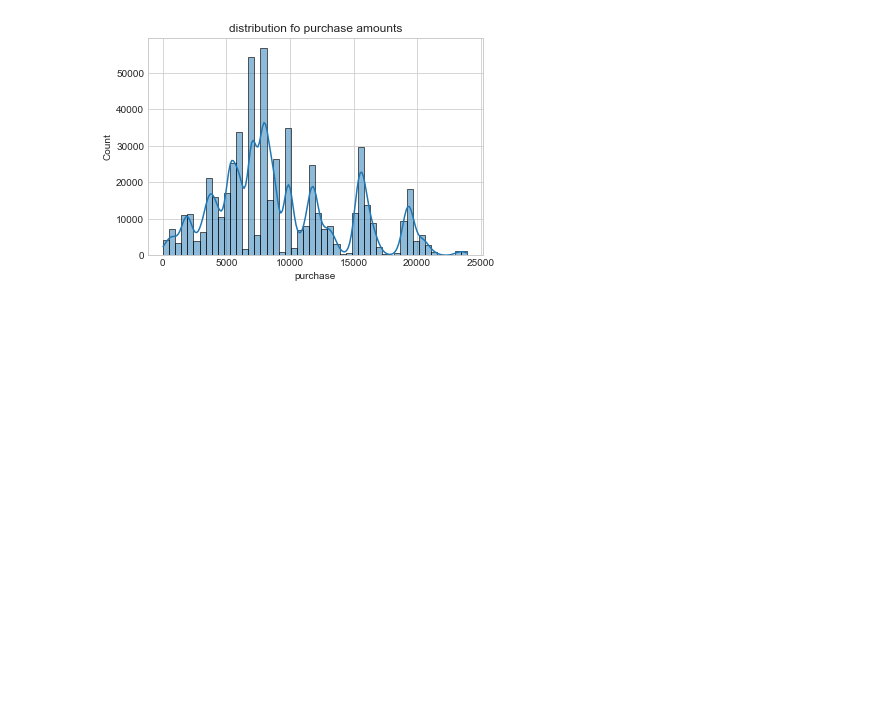
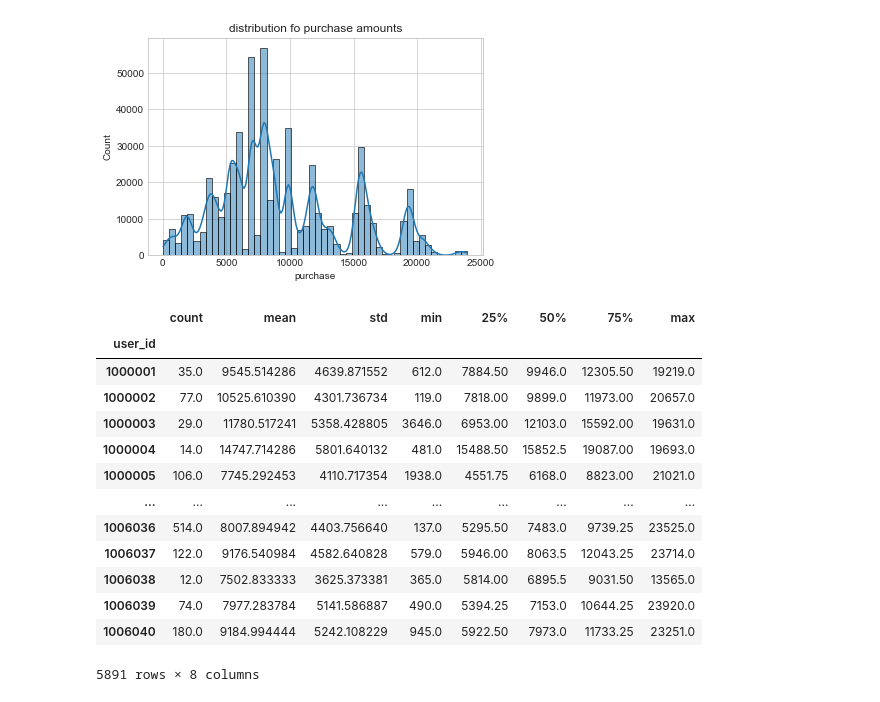
Before and after one commit to Green-Kiwie/Extreme-Couponers-Walmart-Black-Friday, a Jupyter notebook: joe-explore.ipynb, the cells around one changed output. Saved outputs shown, nothing was run; the diff lists cells and outputs as text; code cells hidden in the pictures; blank space fills up the shorter version.

```diff
--- a/joe-explore.ipynb
+++ b/joe-explore.ipynb
@@ -138,3 +138,20 @@ plt.title('distribution fo purchase amounts')
 plt.show()
 # %% [output]
 [figure]
+# %%
+df.groupby('user_id')['purchase'].describe()
+# %% [output]
+|  | count | mean | std | min | 25% | 50% | 75% | max |
+| user_id |  |  |  |  |  |  |  |  |
+| 1000001 | 35.0 | 9545.514286 | 4639.871552 | 612.0 | 7884.50 | 9946.0 | 12305.50 | 19219.0 |
+| 1000002 | 77.0 | 10525.610390 | 4301.736734 | 119.0 | 7818.00 | 9899.0 | 11973.00 | 20657.0 |
+| 1000003 | 29.0 | 11780.517241 | 5358.428805 | 3646.0 | 6953.00 | 12103.0 | 15592.00 | 19631.0 |
+| 1000004 | 14.0 | 14747.714286 | 5801.640132 | 481.0 | 15488.50 | 15852.5 | 19087.00 | 19693.0 |
+| 1000005 | 106.0 | 7745.292453 | 4110.717354 | 1938.0 | 4551.75 | 6168.0 | 8823.00 | 21021.0 |
+| ... | ... | ... | ... | ... | ... | ... | ... | ... |
+| 1006036 | 514.0 | 8007.894942 | 4403.756640 | 137.0 | 5295.50 | 7483.0 | 9739.25 | 23525.0 |
+| 1006037 | 122.0 | 9176.540984 | 4582.640828 | 579.0 | 5946.00 | 8063.5 | 12043.25 | 23714.0 |
+| 1006038 | 12.0 | 7502.833333 | 3625.373381 | 365.0 | 5814.00 | 6895.5 | 9031.50 | 13565.0 |
+| 1006039 | 74.0 | 7977.283784 | 5141.586887 | 490.0 | 5394.25 | 7153.0 | 10644.25 | 23920.0 |
+| 1006040 | 180.0 | 9184.994444 | 5242.108229 | 945.0 | 5922.50 | 7973.0 | 11733.25 | 23251.0 |
+5891 rows × 8 columns
```
Also changed, not shown: parts of 2 cells of this notebook.
